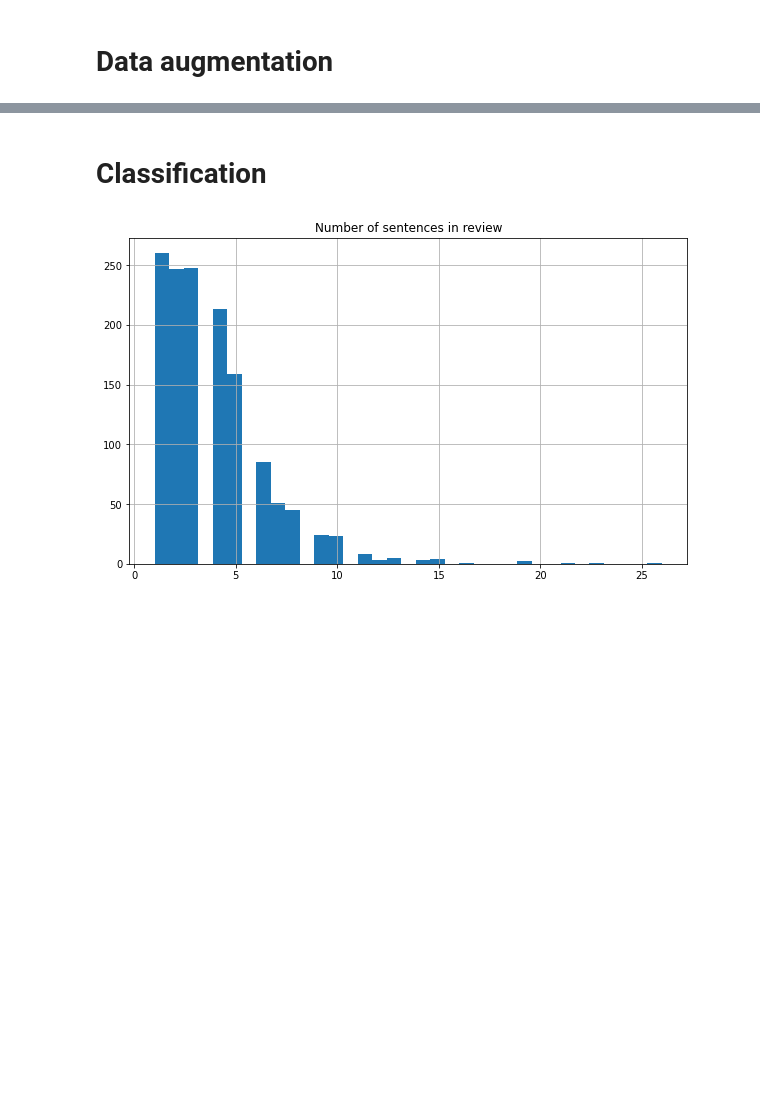
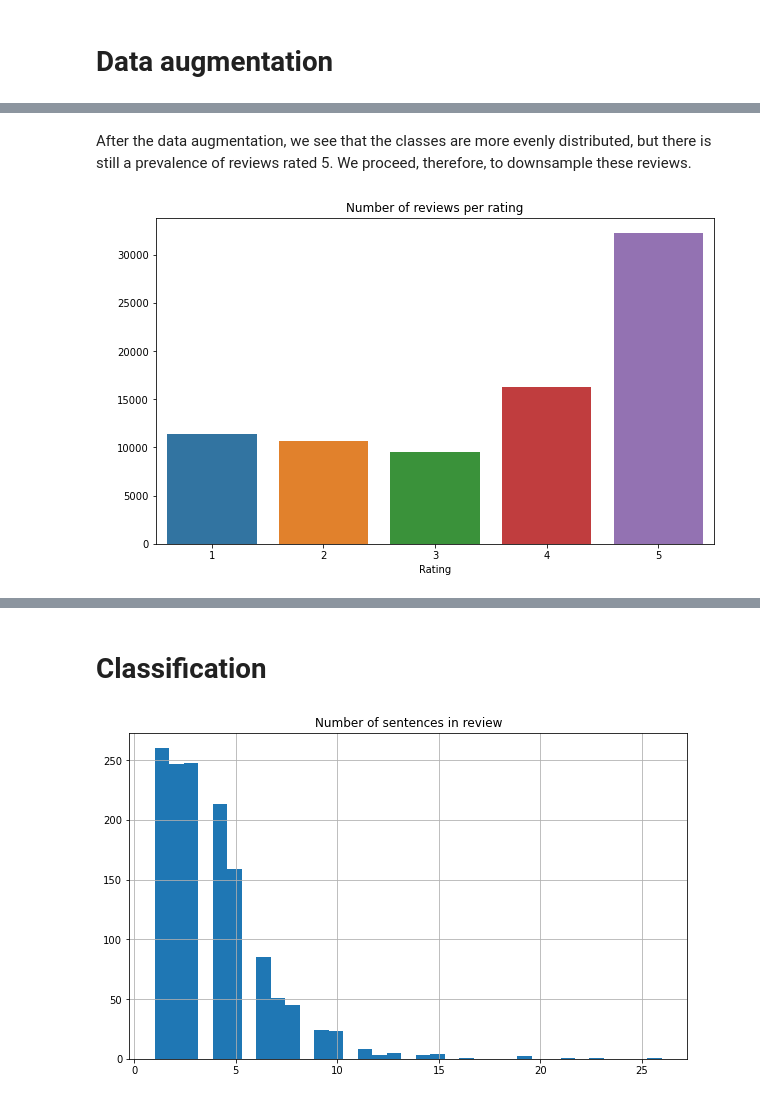
Before and after one commit to henrique-britoleao/trip_advisor_scrap, a Jupyter notebook: Deliverable_4/Deliverable_4.ipynb, the cells around one changed output, grey strips where cells are left out. Saved outputs shown, nothing was run; the diff lists cells and outputs as text; code cells hidden in the pictures; blank space fills up the shorter version.

```diff
--- a/Deliverable_4/Deliverable_4.ipynb
+++ b/Deliverable_4/Deliverable_4.ipynb
@@ -51,0 +72,10 @@ The initial size of the corpus is 1384.
+# %% [markdown]
+After the data augmentation, we see that the classes are more evenly distributed, but there is still a prevalence of reviews rated 5. We proceed, therefore, to downsample these reviews.
+# %%
+sns.countplot(x='review_rating', data=augmented_df)
+plt.title('Number of reviews per rating')
+plt.xlabel('Rating')
+plt.ylabel(' ')
+plt.show()
+# %% [output]
+[figure, added]
```
Also changed, not shown: parts of 18 cells of this notebook, 2 other files.
